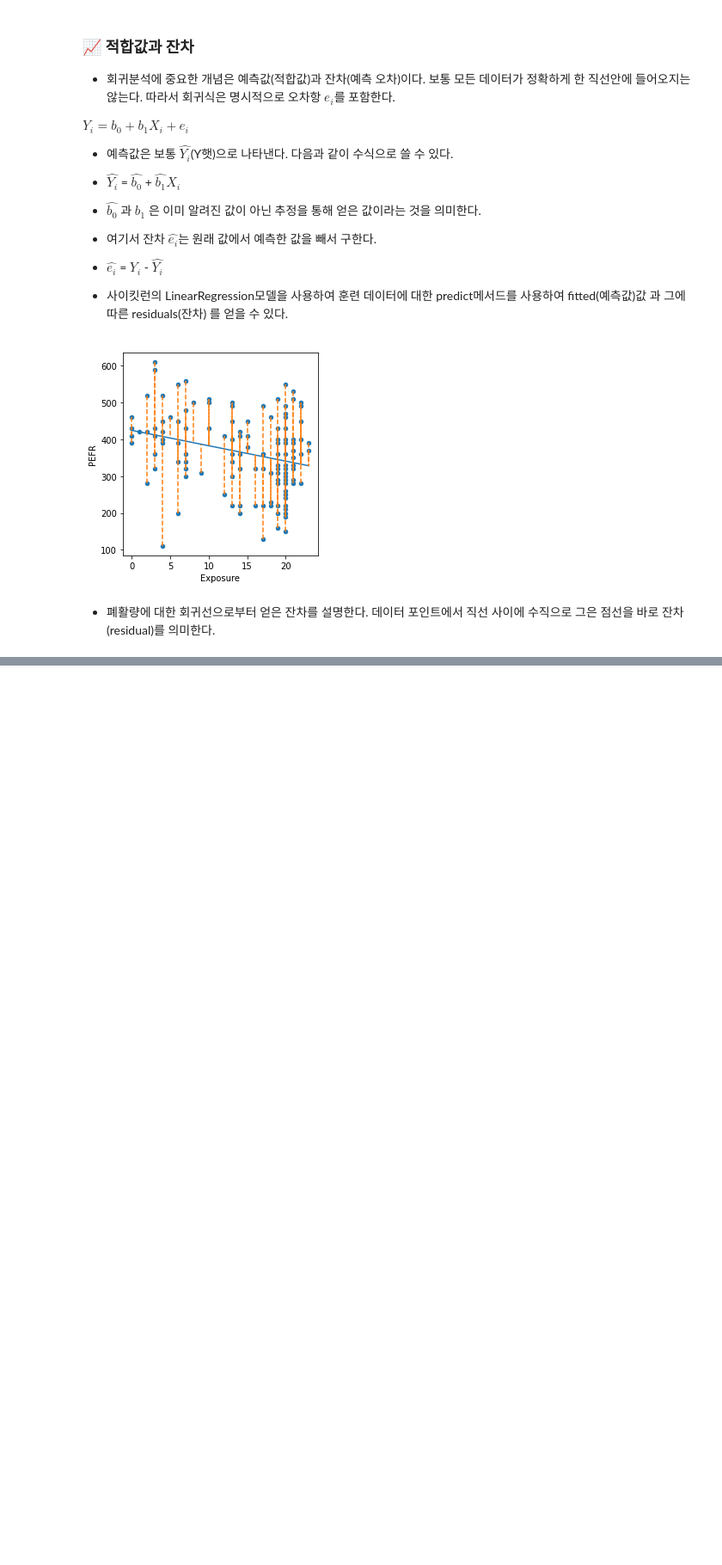
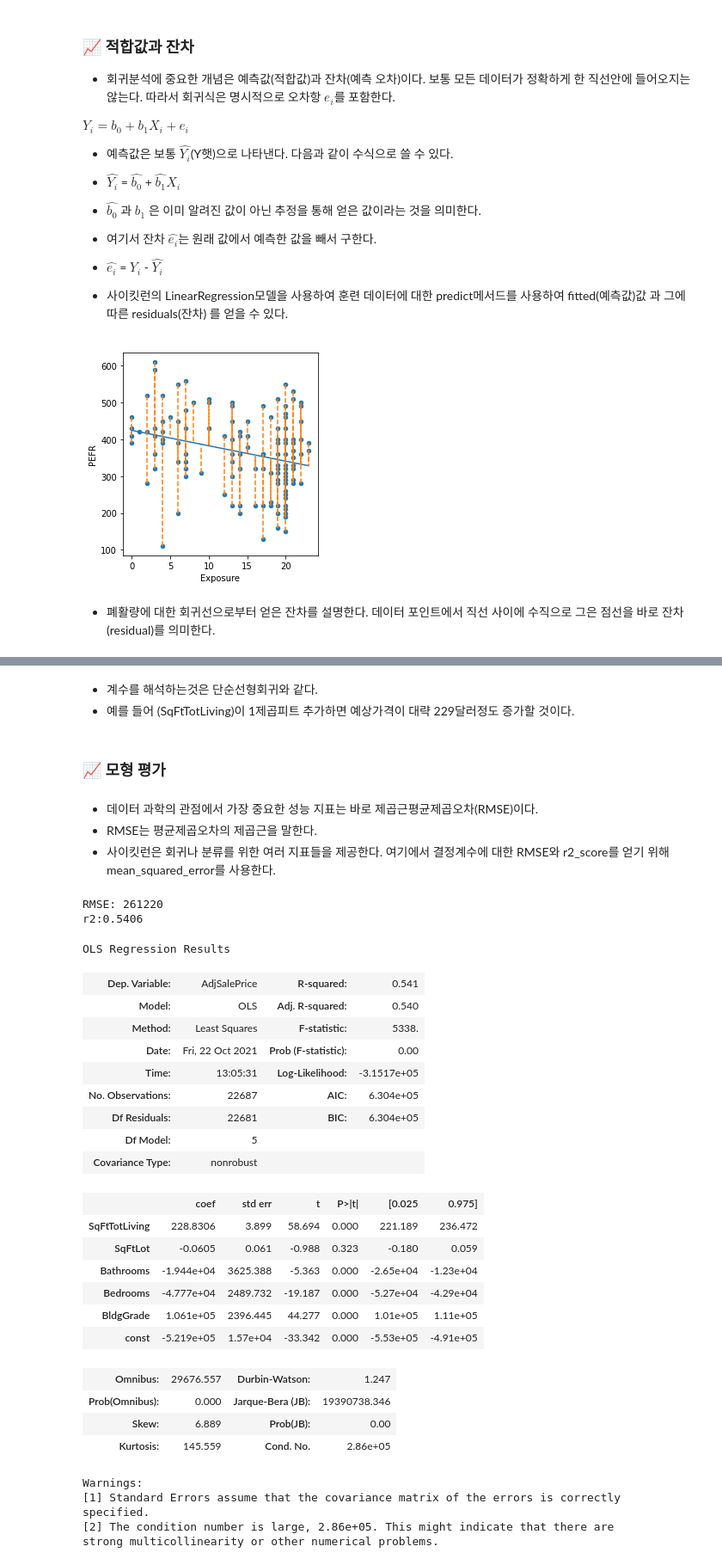
Before and after one commit to ljs7463/Basic_statistic, a Jupyter notebook: 임정석/Statistics_Basic_(1).ipynb, the cells around one changed output, grey strips where cells are left out. Shown at 86% size. Cells and saved outputs as stored; diff of their text form; code cells hidden in the pictures; blank space fills up the shorter version.

```diff
--- a/임정석/Statistics_Basic_(1).ipynb
+++ b/임정석/Statistics_Basic_(1).ipynb
@@ -13,7 +13,8 @@ import matplotlib.pyplot as plt
 # loans_income = pd.read_csv('/content/loans_income.csv')
 # session_times = pd.read_csv('/content/web_page_data.csv')
 # session_times.Time = 100 * session_times.Time
-lung = pd.read_csv('/content/LungDisease.csv')
+# lung = pd.read_csv('/content/LungDisease.csv')
+house = pd.read_csv('/content/house_sales.csv', sep='\t')
 # %% [markdown]
 # CH1. 탐색적 데이터분석
 # %% [markdown]
@@ -1797,0 +1826,9 @@ plt.show()
+# %%
+from sklearn.linear_model import LinearRegression
+
+predictors = [ 'SqFtTotLiving', 'SqFtLot', 'Bathrooms',
+          'Bedrooms', 'BldgGrade']
+outcome = 'AdjSalePrice'
+
+house_lm = LinearRegression()
+house_lm.fit(house[predictors], house[outcome])
@@ -1797,0 +1850,52 @@ plt.show()
+# %% [markdown]
+- 계수를 해석하는것은 단순선형회귀와 같다.
+- 예를 들어 (SqFtTotLiving)이 1제곱피트 추가하면 예상가격이 대략 229달러정도 증가할 것이다.
+# %% [markdown]
+### 📈 모형 평가
+# %% [markdown]
+- 데이터 과학의 관점에서 가장 중요한 성능 지표는 바로 제곱근평균제곱오차(RMSE)이다.
+- RMSE는 평균제곱오차의 제곱근을 말한다.
+- 사이킷런은 회귀나 분류를 위한 여러 지표들을 제공한다. 여기에서 결정계수에 대한 RMSE와 r2_score를 얻기 위해 mean_squared_error를 사용한다.
+# %%
+from sklearn.metrics import r2_score, mean_squared_error
+import numpy as np
+
+fitted = house_lm.predict(house[predictors])
+RMSE = np.sqrt(mean_squared_error(house[outcome], fitted))
+r2 = r2_score(house[outcome], fitted)
+print(f'RMSE: {RMSE:.0f}')
+print(f'r2:{r2:.4f}')
+# %% [output]
+RMSE: 261220
+r2:0.5406
+# %%
+import statsmodels.api as sm
+model = sm.OLS(house[outcome], house[predictors].assign(const=1)) # assign 메서드는 값이 1인 상수 열을 예측변수에 추가한다.(절편을 모델링하기 위해 필요)
+results = model.fit()
+results.summary()
+# %% [output]
+OLS Regression Results
+| Dep. Variable: | AdjSalePrice | R-squared: | 0.541 |
+| Model: | OLS | Adj. R-squared: | 0.540 |
+| Method: | Least Squares | F-statistic: | 5338. |
+| Date: | Fri, 22 Oct 2021 | Prob (F-statistic): | 0.00 |
+| Time: | 13:05:31 | Log-Likelihood: | -3.1517e+05 |
+| No. Observations: | 22687 | AIC: | 6.304e+05 |
+| Df Residuals: | 22681 | BIC: | 6.304e+05 |
+| Df Model: | 5 |  |  |
+| Covariance Type: | nonrobust |  |  |
+|  | coef | std err | t | P>|t| | [0.025 | 0.975] |
+| SqFtTotLiving | 228.8306 | 3.899 | 58.694 | 0.000 | 221.189 | 236.472 |
+| SqFtLot | -0.0605 | 0.061 | -0.988 | 0.323 | -0.180 | 0.059 |
+| Bathrooms | -1.944e+04 | 3625.388 | -5.363 | 0.000 | -2.65e+04 | -1.23e+04 |
+| Bedrooms | -4.777e+04 | 2489.732 | -19.187 | 0.000 | -5.27e+04 | -4.29e+04 |
+| BldgGrade | 1.061e+05 | 2396.445 | 44.277 | 0.000 | 1.01e+05 | 1.11e+05 |
+| const | -5.219e+05 | 1.57e+04 | -33.342 | 0.000 | -5.53e+05 | -4.91e+05 |
+| Omnibus: | 29676.557 | Durbin-Watson: | 1.247 |
+| Prob(Omnibus): | 0.000 | Jarque-Bera (JB): | 19390738.346 |
+| Skew: | 6.889 | Prob(JB): | 0.00 |
+| Kurtosis: | 145.559 | Cond. No. | 2.86e+05 |
+Warnings:
+[1] Standard Errors assume that the covariance matrix of the errors is correctly specified.
+[2] The condition number is large, 2.86e+05. This might indicate that there are
+strong multicollinearity or other numerical problems.
```
Also changed, not shown: parts of 8 cells of this notebook.
